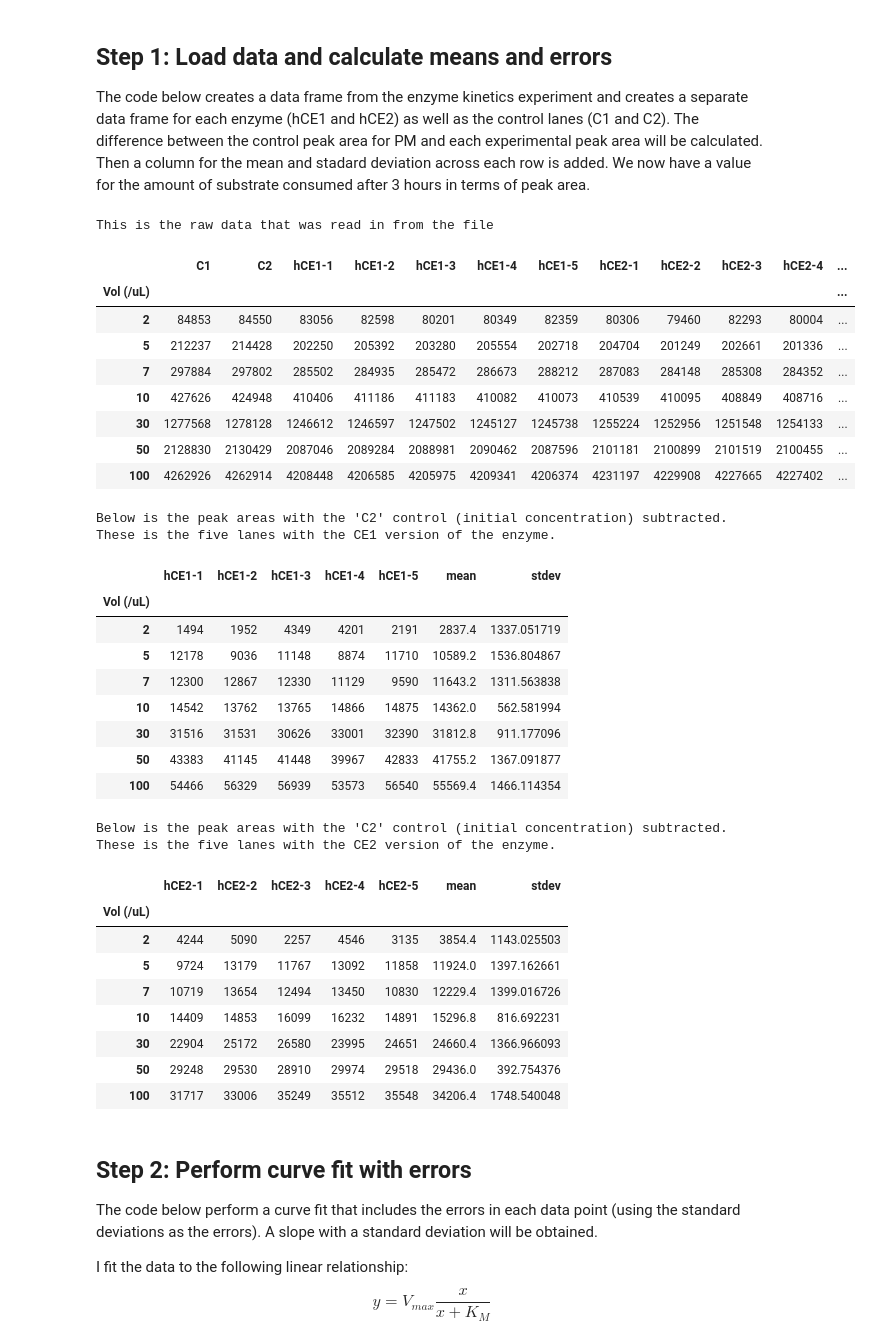
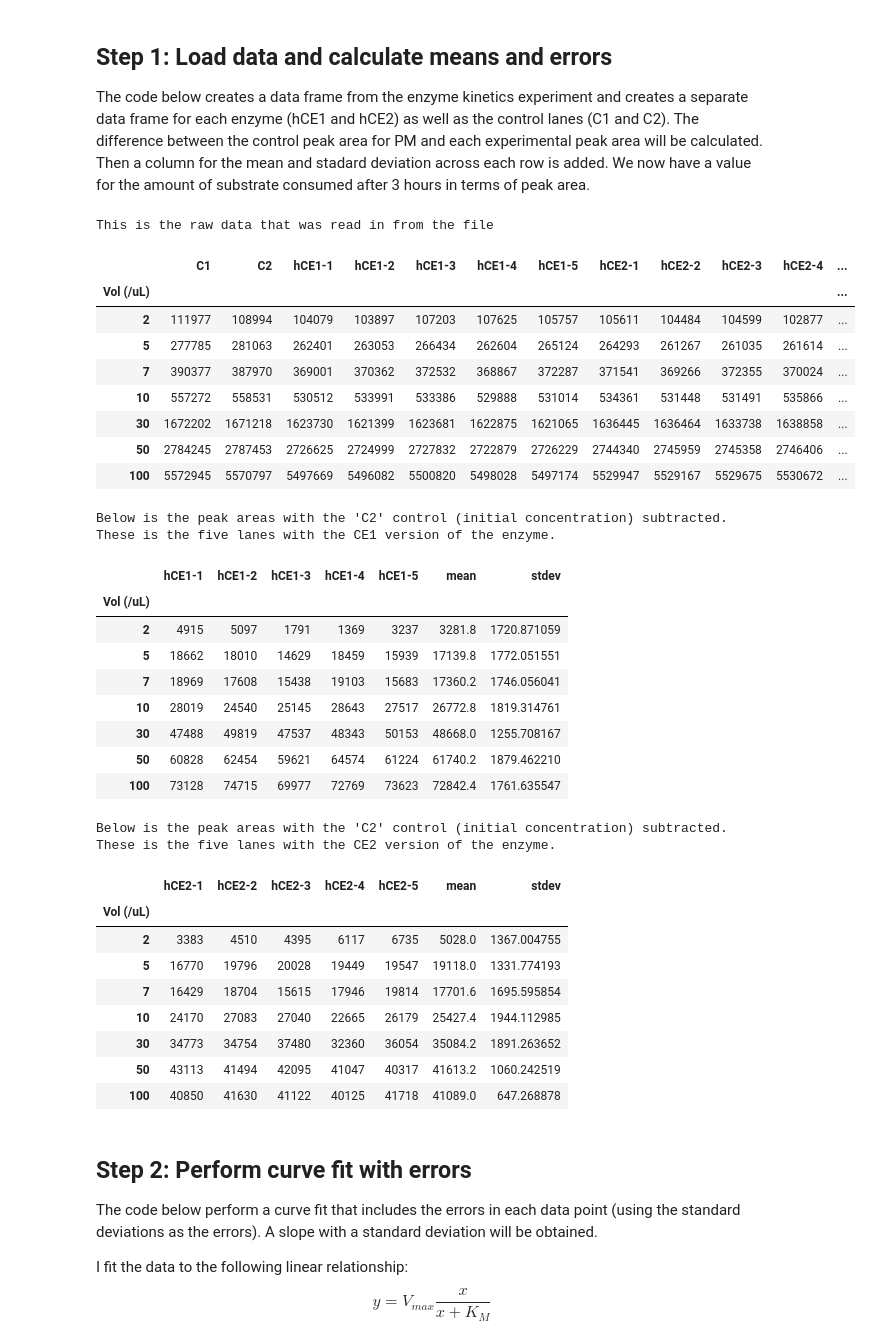
Before and after one commit to blinkletter/3530Biochem, a Jupyter notebook: Permethrin/Permethrin_MMPlot1.ipynb, the cells around one changed output. Saved outputs shown, nothing was run; the diff lists cells and outputs as text; code cells hidden in the pictures.

```diff
--- a/Permethrin/Permethrin_MMPlot1.ipynb
+++ b/Permethrin/Permethrin_MMPlot1.ipynb
@@ -38,7 +38,7 @@ github_styles_location = "https://raw.githubusercontent.com/blinkletter/LFER-QSA
 ### Choose data
 #############################
 
-file_name = "R-CIS.csv"  ### "R-CIS.csv" or "S-CIS.csv" or "R-TRANS.csv" or "S-TRANS.csv"
+file_name = "S-CIS.csv"  ### "R-CIS.csv" or "S-CIS.csv" or "R-TRANS.csv" or "S-TRANS.csv"
 
 ################################################################################
 ### Read data set. The fields are separated by commas; comments are enabled
@@ -70,62 +70,62 @@ df_hCE1["stdev"] = stdevs
 ################################################################################
 
 df_hCE2 = df[["hCE2-1", "hCE2-2", "hCE2-3", "hCE2-4", "hCE2-5"]]    # Create dataframe for enzyme #1
 start_PM = df["C2"]                                                 # Use control lane as initial concentration
 df_hCE2 = -df_hCE2.subtract(start_PM, axis='rows')                  # subtract init. conc. from each lane of enzyme #1 results dataframe
                                                                     # This dataframe now has difference in area between start and time point.
 means = df_hCE2.mean(axis=1)      # get mean of each row
 stdevs = df_hCE2.std(axis=1)      # get stdev of each row
 
 df_hCE2["mean"] = means
 df_hCE2["stdev"] = stdevs
 
 
 ################################################################################
 ### Show the dataframes
 ################################################################################
 print("\nThis is the raw data that was read in from the file")
 display(df)
 
 print("\nBelow is the peak areas with the 'C2' control (initial concentration) subtracted. \
       \nThese is the five lanes with the CE1 version of the enzyme.")
 display(df_hCE1)
 
 print("\nBelow is the peak areas with the 'C2' control (initial concentration) subtracted.  \
       \nThese is the five lanes with the CE2 version of the enzyme.")
 display(df_hCE2)
 # %% [output]
 This is the raw data that was read in from the file
 |  | C1 | C2 | hCE1-1 | hCE1-2 | hCE1-3 | hCE1-4 | hCE1-5 | hCE2-1 | hCE2-2 | hCE2-3 | hCE2-4 | ... |
 | Vol (/uL) |  |  |  |  |  |  |  |  |  |  |  | ... |
-| 2 | 84853 | 84550 | 83056 | 82598 | 80201 | 80349 | 82359 | 80306 | 79460 | 82293 | 80004 | ... |
-| 5 | 212237 | 214428 | 202250 | 205392 | 203280 | 205554 | 202718 | 204704 | 201249 | 202661 | 201336 | ... |
-| 7 | 297884 | 297802 | 285502 | 284935 | 285472 | 286673 | 288212 | 287083 | 284148 | 285308 | 284352 | ... |
-| 10 | 427626 | 424948 | 410406 | 411186 | 411183 | 410082 | 410073 | 410539 | 410095 | 408849 | 408716 | ... |
-| 30 | 1277568 | 1278128 | 1246612 | 1246597 | 1247502 | 1245127 | 1245738 | 1255224 | 1252956 | 1251548 | 1254133 | ... |
-| 50 | 2128830 | 2130429 | 2087046 | 2089284 | 2088981 | 2090462 | 2087596 | 2101181 | 2100899 | 2101519 | 2100455 | ... |
-| 100 | 4262926 | 4262914 | 4208448 | 4206585 | 4205975 | 4209341 | 4206374 | 4231197 | 4229908 | 4227665 | 4227402 | ... |
+| 2 | 111977 | 108994 | 104079 | 103897 | 107203 | 107625 | 105757 | 105611 | 104484 | 104599 | 102877 | ... |
+| 5 | 277785 | 281063 | 262401 | 263053 | 266434 | 262604 | 265124 | 264293 | 261267 | 261035 | 261614 | ... |
+| 7 | 390377 | 387970 | 369001 | 370362 | 372532 | 368867 | 372287 | 371541 | 369266 | 372355 | 370024 | ... |
+| 10 | 557272 | 558531 | 530512 | 533991 | 533386 | 529888 | 531014 | 534361 | 531448 | 531491 | 535866 | ... |
+| 30 | 1672202 | 1671218 | 1623730 | 1621399 | 1623681 | 1622875 | 1621065 | 1636445 | 1636464 | 1633738 | 1638858 | ... |
+| 50 | 2784245 | 2787453 | 2726625 | 2724999 | 2727832 | 2722879 | 2726229 | 2744340 | 2745959 | 2745358 | 2746406 | ... |
+| 100 | 5572945 | 5570797 | 5497669 | 5496082 | 5500820 | 5498028 | 5497174 | 5529947 | 5529167 | 5529675 | 5530672 | ... |
 Below is the peak areas with the 'C2' control (initial concentration) subtracted.
 These is the five lanes with the CE1 version of the enzyme.
 |  | hCE1-1 | hCE1-2 | hCE1-3 | hCE1-4 | hCE1-5 | mean | stdev |
 | Vol (/uL) |  |  |  |  |  |  |  |
-| 2 | 1494 | 1952 | 4349 | 4201 | 2191 | 2837.4 | 1337.051719 |
-| 5 | 12178 | 9036 | 11148 | 8874 | 11710 | 10589.2 | 1536.804867 |
-| 7 | 12300 | 12867 | 12330 | 11129 | 9590 | 11643.2 | 1311.563838 |
-| 10 | 14542 | 13762 | 13765 | 14866 | 14875 | 14362.0 | 562.581994 |
-| 30 | 31516 | 31531 | 30626 | 33001 | 32390 | 31812.8 | 911.177096 |
-| 50 | 43383 | 41145 | 41448 | 39967 | 42833 | 41755.2 | 1367.091877 |
-| 100 | 54466 | 56329 | 56939 | 53573 | 56540 | 55569.4 | 1466.114354 |
+| 2 | 4915 | 5097 | 1791 | 1369 | 3237 | 3281.8 | 1720.871059 |
+| 5 | 18662 | 18010 | 14629 | 18459 | 15939 | 17139.8 | 1772.051551 |
+| 7 | 18969 | 17608 | 15438 | 19103 | 15683 | 17360.2 | 1746.056041 |
+| 10 | 28019 | 24540 | 25145 | 28643 | 27517 | 26772.8 | 1819.314761 |
+| 30 | 47488 | 49819 | 47537 | 48343 | 50153 | 48668.0 | 1255.708167 |
+| 50 | 60828 | 62454 | 59621 | 64574 | 61224 | 61740.2 | 1879.462210 |
+| 100 | 73128 | 74715 | 69977 | 72769 | 73623 | 72842.4 | 1761.635547 |
 Below is the peak areas with the 'C2' control (initial concentration) subtracted.
 These is the five lanes with the CE2 version of the enzyme.
 |  | hCE2-1 | hCE2-2 | hCE2-3 | hCE2-4 | hCE2-5 | mean | stdev |
 | Vol (/uL) |  |  |  |  |  |  |  |
-| 2 | 4244 | 5090 | 2257 | 4546 | 3135 | 3854.4 | 1143.025503 |
-| 5 | 9724 | 13179 | 11767 | 13092 | 11858 | 11924.0 | 1397.162661 |
-| 7 | 10719 | 13654 | 12494 | 13450 | 10830 | 12229.4 | 1399.016726 |
-| 10 | 14409 | 14853 | 16099 | 16232 | 14891 | 15296.8 | 816.692231 |
-| 30 | 22904 | 25172 | 26580 | 23995 | 24651 | 24660.4 | 1366.966093 |
-| 50 | 29248 | 29530 | 28910 | 29974 | 29518 | 29436.0 | 392.754376 |
-| 100 | 31717 | 33006 | 35249 | 35512 | 35548 | 34206.4 | 1748.540048 |
+| 2 | 3383 | 4510 | 4395 | 6117 | 6735 | 5028.0 | 1367.004755 |
+| 5 | 16770 | 19796 | 20028 | 19449 | 19547 | 19118.0 | 1331.774193 |
+| 7 | 16429 | 18704 | 15615 | 17946 | 19814 | 17701.6 | 1695.595854 |
+| 10 | 24170 | 27083 | 27040 | 22665 | 26179 | 25427.4 | 1944.112985 |
+| 30 | 34773 | 34754 | 37480 | 32360 | 36054 | 35084.2 | 1891.263652 |
+| 50 | 43113 | 41494 | 42095 | 41047 | 40317 | 41613.2 | 1060.242519 |
+| 100 | 40850 | 41630 | 41122 | 40125 | 41718 | 41089.0 | 647.268878 |
 # %% [markdown]
 ## Step 2: Perform curve fit with errors
 
```
Also changed, not shown: parts of 9 cells of this notebook, 3 other files.
